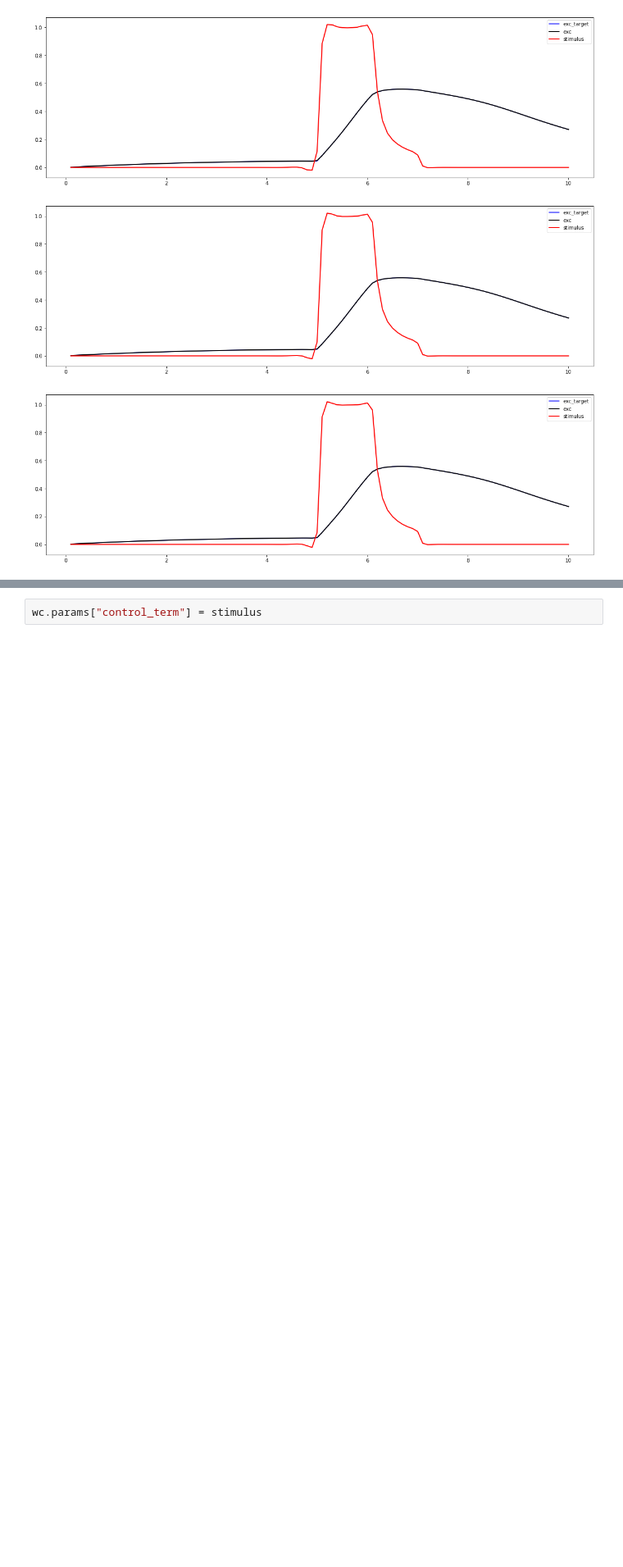
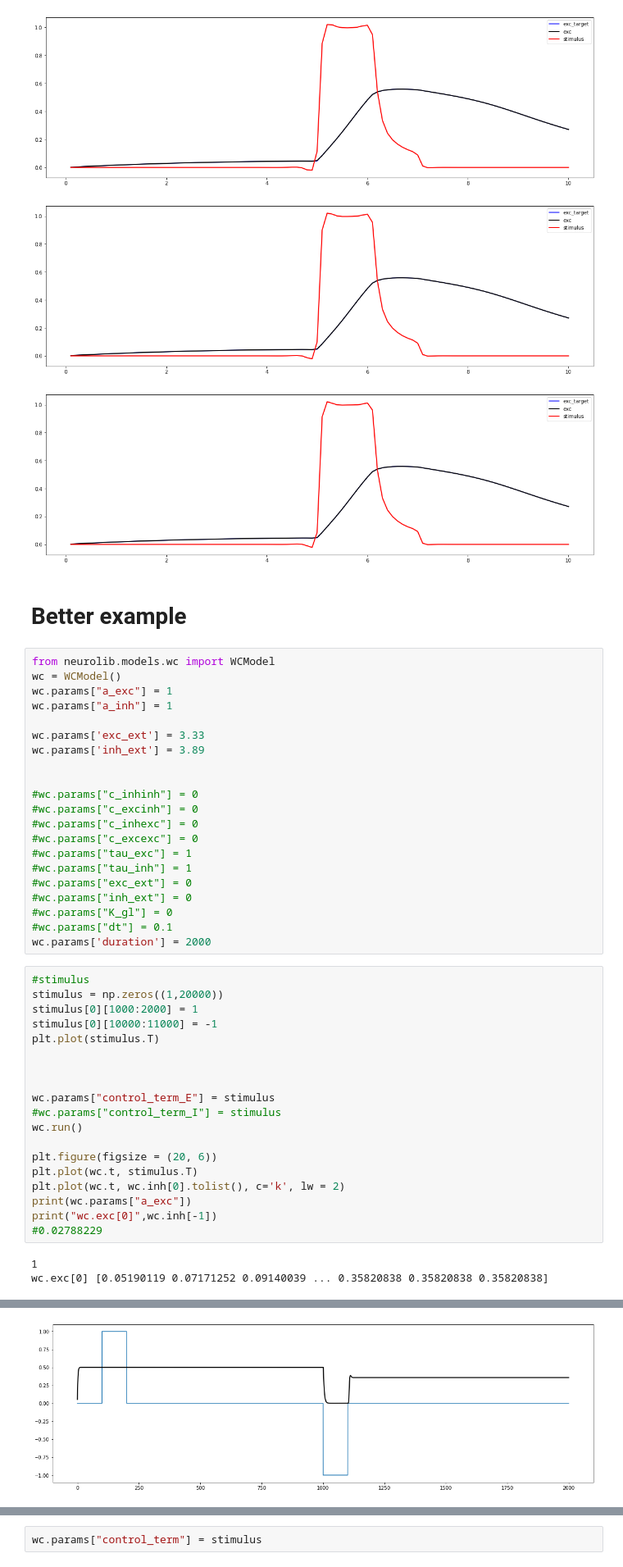
Before and after one commit to mashayu/Wilson_cowan_neurolib, a Jupyter notebook: wilson-cowan.ipynb, the cells around one changed output, grey strips where cells are left out. Shown at 82% size. Cells and saved outputs as stored; diff of their text form; blank space fills up the shorter version.

```diff
--- a/wilson-cowan.ipynb
+++ b/wilson-cowan.ipynb
@@ -538,3 +387,48 @@ u_e [[0. 0. 0. 0. 0. 0. 0. 0. 0. 0. 0. 0. 0. 0. 0. 0. 0. 0. 0. 0. 0. 0. 0. 0.
 [figure]
 [figure]
 [figure]
+# %% [markdown]
+# Better example
+# %%
+from neurolib.models.wc import WCModel
+wc = WCModel()
+wc.params["a_exc"] = 1
+wc.params["a_inh"] = 1
+
+wc.params['exc_ext'] = 3.33
+wc.params['inh_ext'] = 3.89
+
+
+#wc.params["c_inhinh"] = 0
+#wc.params["c_excinh"] = 0
+#wc.params["c_inhexc"] = 0
+#wc.params["c_excexc"] = 0
+#wc.params["tau_exc"] = 1
+#wc.params["tau_inh"] = 1
+#wc.params["exc_ext"] = 0
+#wc.params["inh_ext"] = 0
+#wc.params["K_gl"] = 0
+#wc.params["dt"] = 0.1
+wc.params['duration'] = 2000
+# %%
+#stimulus
+stimulus = np.zeros((1,20000))
+stimulus[0][1000:2000] = 1
+stimulus[0][10000:11000] = -1
+plt.plot(stimulus.T)
+
+
+
+wc.params["control_term_E"] = stimulus
+#wc.params["control_term_I"] = stimulus
+wc.run()
+
+plt.figure(figsize = (20, 6))
+plt.plot(wc.t, stimulus.T)
+plt.plot(wc.t, wc.inh[0].tolist(), c='k', lw = 2)
+print(wc.params["a_exc"])
+print("wc.exc[0]",wc.inh[-1])
+#0.02788229
+# %% [output]
+1
+wc.exc[0] [0.05190119 0.07171252 0.09140039 ... 0.35820838 0.35820838 0.35820838]
@@ -540,0 +436 @@ u_e [[0. 0. 0. 0. 0. 0. 0. 0. 0. 0. 0. 0. 0. 0. 0. 0. 0. 0. 0. 0. 0. 0. 0. 0.
+[figure, added]
```
Also changed, not shown: parts of 10 cells of this notebook.
